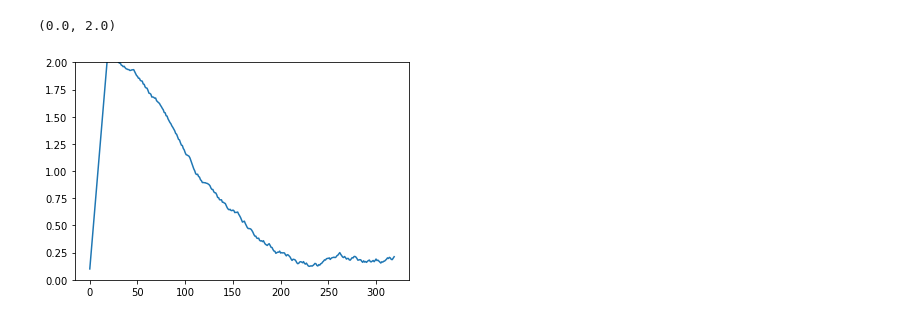
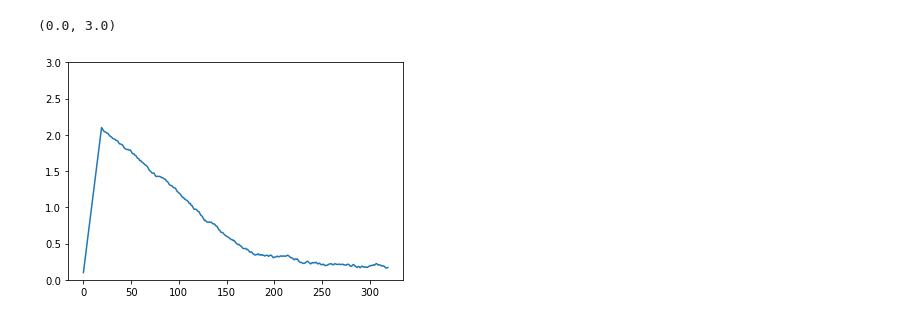
Before and after one commit to naiades-jsi/Carouge, a Jupyter notebook: notebooks/Flowerbed simulation.ipynb, the cells around one changed output. Saved outputs shown, nothing was run; the diff lists cells and outputs as text; code cells hidden in the pictures.

```diff
--- a/notebooks/Flowerbed simulation.ipynb
+++ b/notebooks/Flowerbed simulation.ipynb
@@ -62,24 +59,24 @@ ax.plot(stream)
 # %%
 def cond(i, T, period):
     con = T*np.sin(np.pi*i/period)**2 +0.5
     return(con)
 
 def SimulateSteps(watering_ammount, current_val, T):
     top = current_val + watering_ammount
     s = top
     S = np.linspace(current_val, top, 20)
     for i in range(300):
         condition = cond(i, T,  300)
         s -= 0.01*s*condition + (np.random.rand()-0.5)*0.03
         S = np.concatenate([S, [s]])
 
     return (S)
 
 plt.plot(SimulateSteps(2,0.1, 1))
-plt.ylim([0, 2])
+plt.ylim([0, 3])
 # %% [output]
-(0.0, 2.0)
+(0.0, 3.0)
-[figure, old version]
+[figure, new version]
 # %%
 x_train = []
 y_train = []
```
Also changed, not shown: parts of 9 cells of this notebook, 9 other files.
